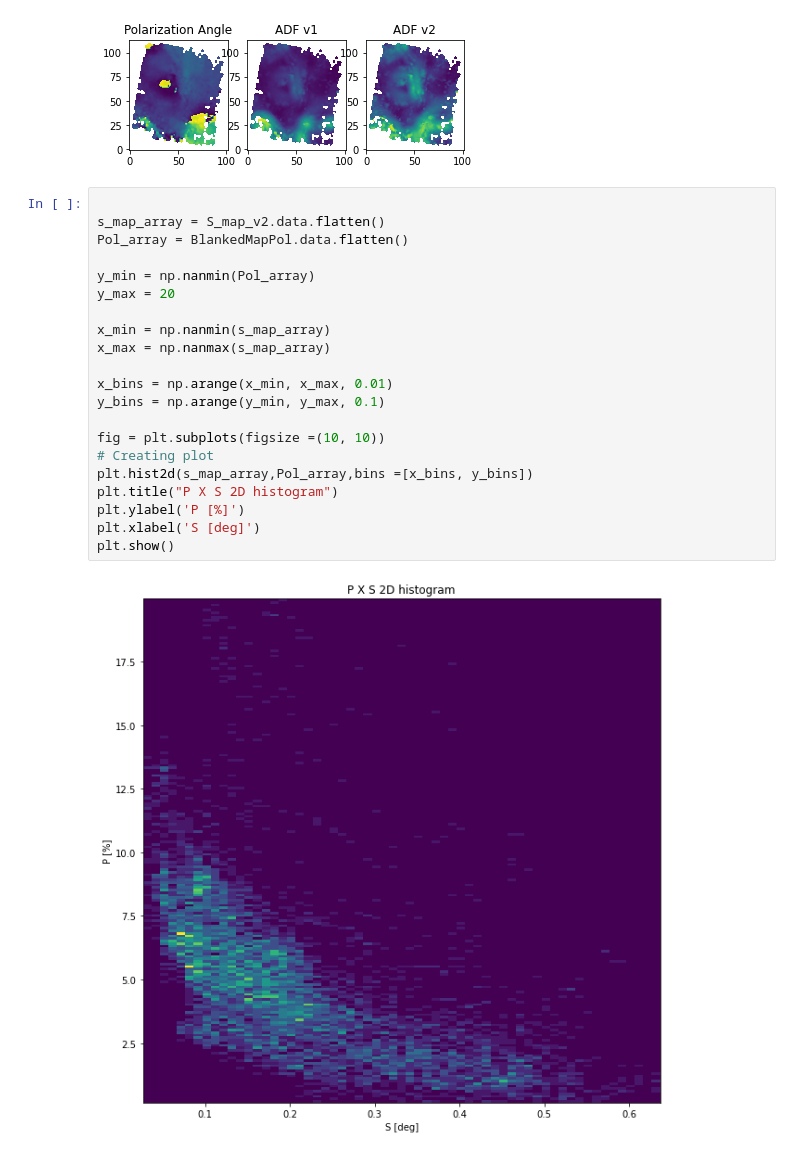
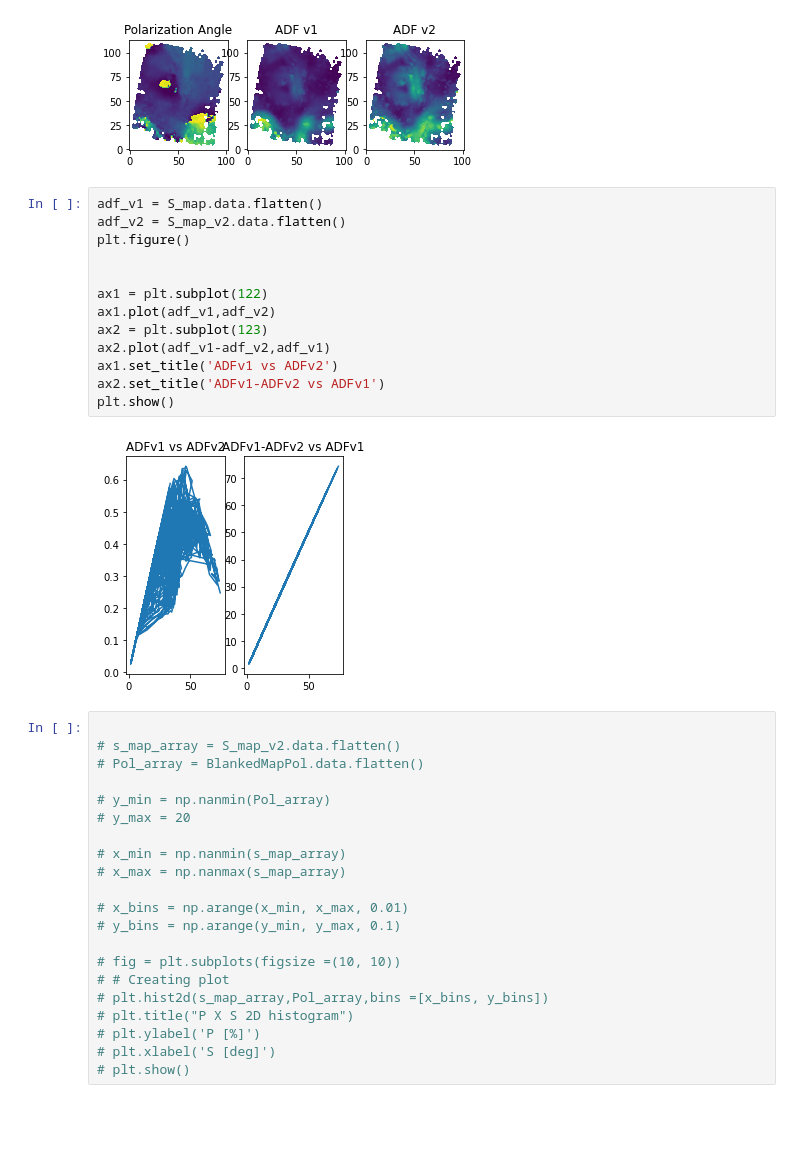
Before and after one commit to Siddharth3-14/Internship-MIT, a Jupyter notebook: angle_dispersion_funtion.ipynb, the cells around one changed output. Cells and saved outputs as stored; diff of their text form; blank space fills up the shorter version.

```diff
--- a/angle_dispersion_funtion.ipynb
+++ b/angle_dispersion_funtion.ipynb
@@ -202,27 +202,40 @@ ax2.set_title('ADF v2')
 plt.show()
 # %% [output]
 [figure]
+# %%
+adf_v1 = S_map.data.flatten()
+adf_v2 = S_map_v2.data.flatten()
+plt.figure()
+
+
+ax1 = plt.subplot(122)
+ax1.plot(adf_v1,adf_v2)
+ax2 = plt.subplot(123)
+ax2.plot(adf_v1-adf_v2,adf_v1)
+ax1.set_title('ADFv1 vs ADFv2')
+ax2.set_title('ADFv1-ADFv2 vs ADFv1')
+plt.show()
+# %% [output]
+[figure, added]
 # %%
 
-s_map_array = S_map_v2.data.flatten()
-Pol_array = BlankedMapPol.data.flatten()
+# s_map_array = S_map_v2.data.flatten()
+# Pol_array = BlankedMapPol.data.flatten()
 
-y_min = np.nanmin(Pol_array)
-y_max = 20
+# y_min = np.nanmin(Pol_array)
+# y_max = 20
 
-x_min = np.nanmin(s_map_array)
-x_max = np.nanmax(s_map_array)
+# x_min = np.nanmin(s_map_array)
+# x_max = np.nanmax(s_map_array)
 
-x_bins = np.arange(x_min, x_max, 0.01)
-y_bins = np.arange(y_min, y_max, 0.1)
+# x_bins = np.arange(x_min, x_max, 0.01)
+# y_bins = np.arange(y_min, y_max, 0.1)
 
-fig = plt.subplots(figsize =(10, 10))
-# Creating plot
-plt.hist2d(s_map_array,Pol_array,bins =[x_bins, y_bins])
-plt.title("P X S 2D histogram")
-plt.ylabel('P [%]')
-plt.xlabel('S [deg]')
-plt.show()
+# fig = plt.subplots(figsize =(10, 10))
+# # Creating plot
+# plt.hist2d(s_map_array,Pol_array,bins =[x_bins, y_bins])
+# plt.title("P X S 2D histogram")
+# plt.ylabel('P [%]')
+# plt.xlabel('S [deg]')
+# plt.show()
-# %% [output]
-[figure, removed]
 # %%
```
Also changed, not shown: parts of 3 cells of this notebook, 1 other file.
